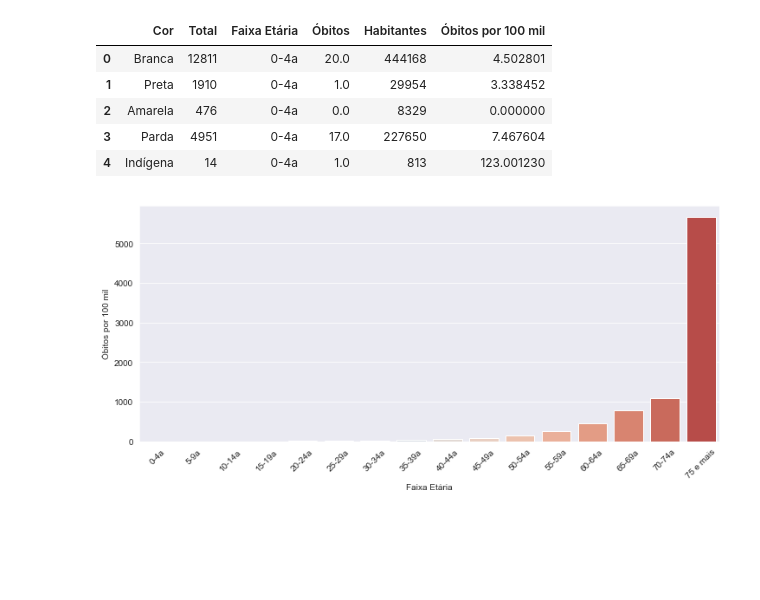
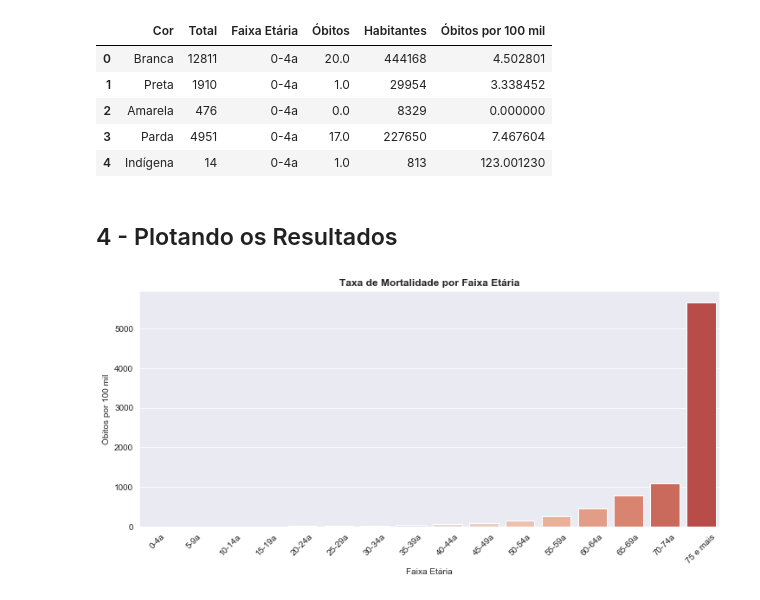
Before and after one commit to fredcobain/tcc_pos_data_pucmg, a Jupyter notebook: dados_antigos/05 - mortalidade-covid-idade.ipynb, the cells around one changed output. Saved outputs shown, nothing was run; the diff lists cells and outputs as text; code cells hidden in the pictures; blank space fills up the shorter version.

```diff
--- a/dados_antigos/05 - mortalidade-covid-idade.ipynb
+++ b/dados_antigos/05 - mortalidade-covid-idade.ipynb
@@ -252,11 +230,14 @@ display(cor_idade_melt.head())
 | 2 | Amarela | 476 | 0-4a | 0.0 | 8329 | 0.000000 |
 | 3 | Parda | 4951 | 0-4a | 17.0 | 227650 | 7.467604 |
 | 4 | Indígena | 14 | 0-4a | 1.0 | 813 | 123.001230 |
+# %% [markdown]
+## 4 - Plotando os Resultados ##
 # %%
 fig, axs = plt.subplots(figsize=(12, 5))
 sb.barplot(data = cor_idade_melt[cor_idade_melt['Cor'] == 'Total'], x='Faixa Etária',
             y='Óbitos por 100 mil', ax=axs, palette='coolwarm')
 plt.xticks(rotation=45)
+plt.title('Taxa de Mortalidade por Faixa Etária',fontweight="bold")
 plt.show()
 # %% [output]
-[figure, old version]
+[figure, new version]
```
Also changed, not shown: parts of 7 cells of this notebook, 2 other files.
